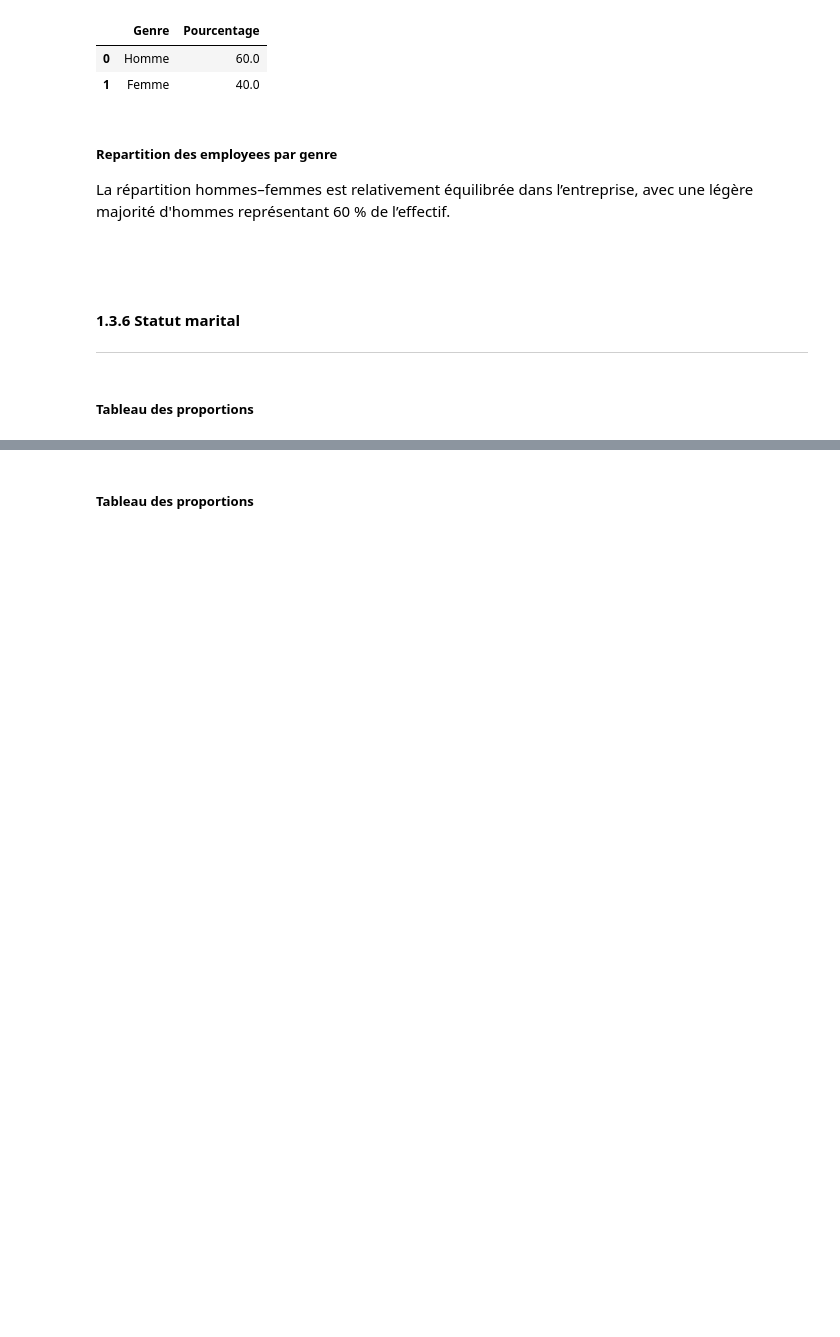
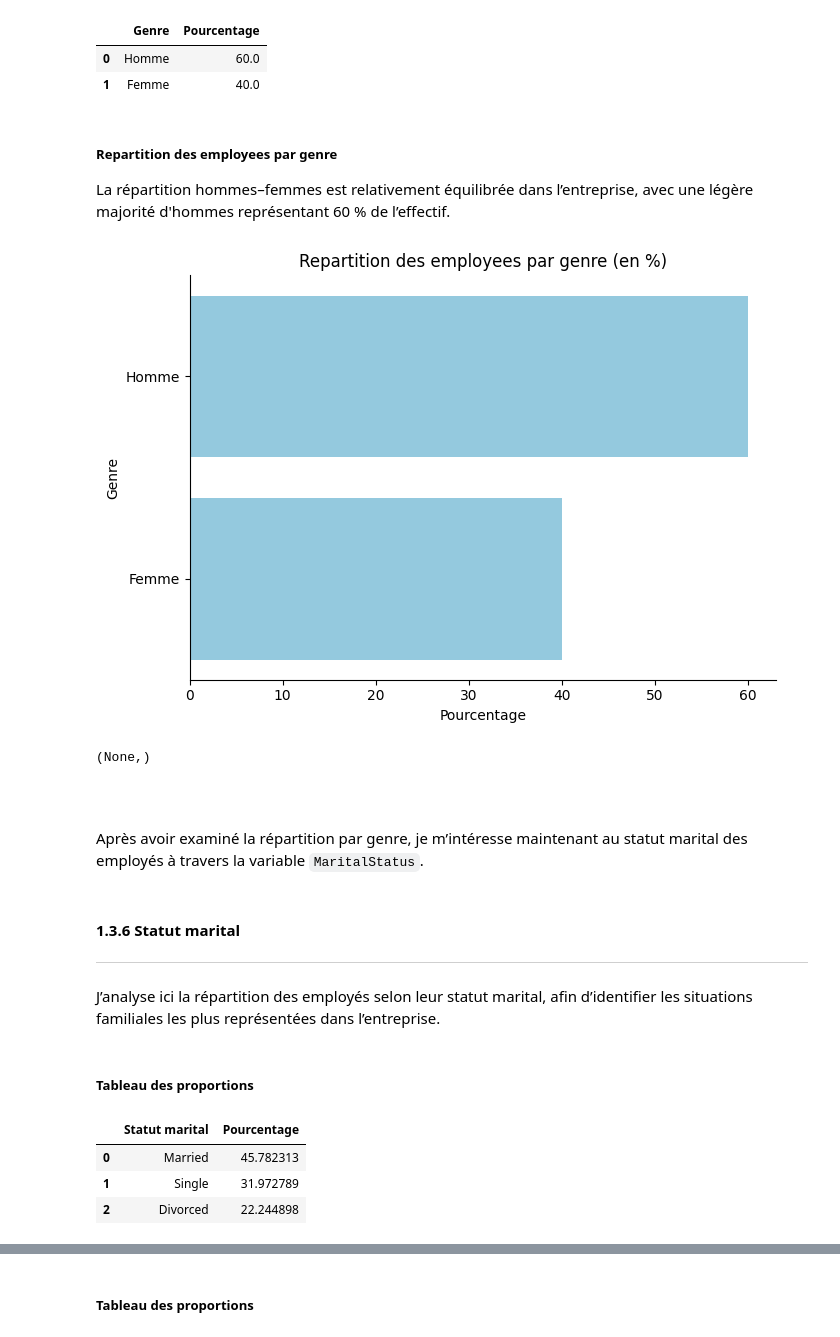
Before and after one commit to Kemuri15/employee-attrition-analysis, a Jupyter notebook: notebooks/03_axes_vie_perso.ipynb, the cells around one changed output, grey strips where cells are left out. Saved outputs shown, nothing was run; the diff lists cells and outputs as text; code cells hidden in the pictures; blank space fills up the shorter version.

```diff
--- a/notebooks/03_axes_vie_perso.ipynb
+++ b/notebooks/03_axes_vie_perso.ipynb
@@ -309,24 +405,43 @@ df_genre
 
 La répartition hommes–femmes est relativement équilibrée dans l’entreprise, avec une légère majorité d'hommes représentant 60 % de l’effectif.
 # %%
-plt.figure(figsize=(12,7))
+plt.figure(figsize=(7,5))
 
 axe = plt.gca()
 axe.spines["top"].set_visible(False)
 axe.spines['right'].set_visible(False)
 
 sns.barplot(data=df_genre, y= 'Genre', x= "Pourcentage", color="skyblue")
 plt.xlabel("Pourcentage")
 plt.ylabel('Genre')
 plt.title("Repartition des employees par genre (en %)")
 plt.tight_layout()
 plt.show(),
+# %% [output]
+[figure, added]
+(None,)
 # %% [markdown]
 ####
+# %% [markdown]
+Après avoir examiné la répartition par genre, je m’intéresse maintenant au statut marital des employés à travers la variable `MaritalStatus`.
 # %% [markdown]
 #### 1.3.6 Statut marital
 ---
+
+J’analyse ici la répartition des employés selon leur statut marital, afin d’identifier les situations familiales les plus représentées dans l’entreprise.
 # %% [markdown]
 ##### Tableau des proportions
+# %%
+maritalStatus = df_vie_perso['MaritalStatus'].value_counts(normalize=True).sort_values(ascending=False)*100
+
+df_MaritalStatus = maritalStatus.reset_index()
+df_MaritalStatus.columns = ["Statut marital", "Pourcentage"]
+
+df_MaritalStatus
+# %% [output]
+|  | Statut marital | Pourcentage |
+| 0 | Married | 45.782313 |
+| 1 | Single | 31.972789 |
+| 2 | Divorced | 22.244898 |
 # %% [markdown]
 ##### Repartitions des employees selon leur statut marital
```
Also changed, not shown: parts of 21 cells of this notebook, 1 other file.
